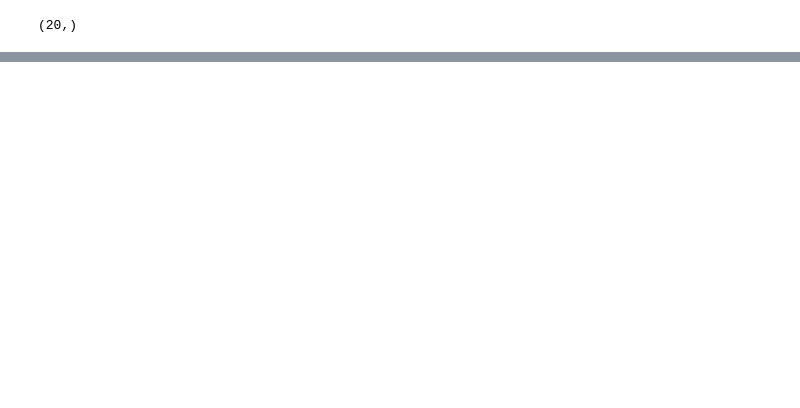
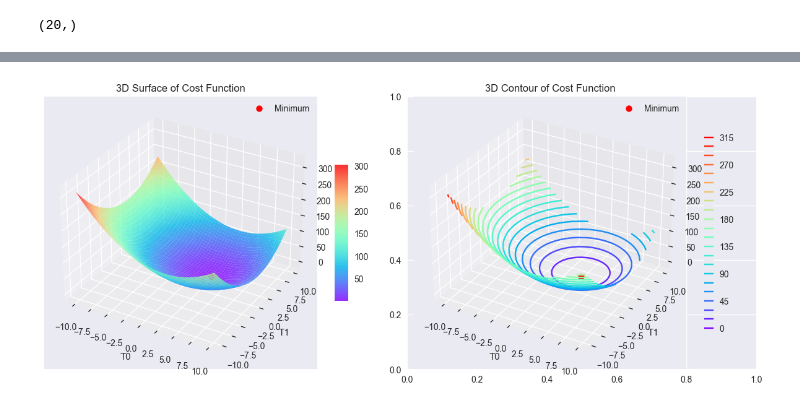
Before and after one commit to shravsravan/the_100_day, a Jupyter notebook: MLFundamentals.ipynb, the cells around one changed output, grey strips where cells are left out. Cells and saved outputs as stored; diff of their text form; code cells hidden in the pictures; blank space fills up the shorter version.

```diff
--- a/MLFundamentals.ipynb
+++ b/MLFundamentals.ipynb
@@ -234,0 +260,70 @@ R2 score: 0.9802170838445405
+# %%
+import numpy as np
+import matplotlib.pyplot as plt
+
+# --- Example setup ---
+# Let's say our cost function J = (T0 - 3)**2 + (T1 - 2)**2 (simple paraboloid)
+T0 = np.linspace(-10, 10, 100)
+T1 = np.linspace(-10, 10, 100)
+T0_mesh, T1_mesh = np.meshgrid(T0, T1)
+J = (T0_mesh - 3)**2 + (T1_mesh - 2)**2
+
+# --- 3D Surface Plot ---
+fig = plt.figure(figsize=(12, 5))
+ax1 = fig.add_subplot(1, 2, 1, projection='3d')
+surf = ax1.plot_surface(T0_mesh, T1_mesh, J, cmap='rainbow', alpha=0.8)
+ax1.set_title("3D Surface of Cost Function")
+ax1.set_xlabel('T0')
+ax1.set_ylabel('T1')
+ax1.set_zlabel('J')
+fig.colorbar(surf, ax=ax1, shrink=0.5, aspect=10)
+
+# --- 2D Contour Plot ---
+#ax2 = fig.add_subplot(1, 2, 2)
+#contour = ax2.contour(T0_mesh, T1_mesh, J, levels=20, cmap='rainbow')
+#ax2.set_title("2D Contour of Cost Function")
+#ax2.set_xlabel('T0')
+#ax2.set_ylabel('T1')
+#fig.colorbar(contour, ax=ax2, shrink=0.7)
+grad0, grad1 = gradient(X_train, y_train, [0, 0])
+print(grad0, grad1)
+
+def train(x, y, lr=0.01):
+    theta = np.zeros((2,))
+    max_iters = 100
+    error_list = []
+    theta_list = np.zeros((max_iters, 2))
+
+    for i in range(max_iters):
+        error_list.append(error(x, y, theta))
+        grad0, grad1 = gradient(x, y, theta)
+        theta[0] = theta[0] - lr * grad0
+        theta[1] = theta[1] - lr * grad1
+    plt.plot(error_list)
+    plt.show()
+    return theta, theta_list, error_list
+
+# Train the model and plot error inside the function
+theta = train(X_train, y_train)
+print("Learned parameters:", theta)
+#3d contour plot
+ax2 = fig.add_subplot(1, 2, 2, projection='3d')
+contour = ax2.contour3D(T0_mesh, T1_mesh, J, levels=20, cmap='rainbow')
+ax.scatter(theta_list[:, 0], theta_list[:, 1], error_list, color='black', s=10)
+ax2.set_title("3D Contour of Cost Function")
+ax2.set_xlabel('T0')
+ax2.set_ylabel('T1')
+ax2.set_zlabel('J')
+fig.colorbar(contour, ax=ax2, shrink=0.7)
+
+
+# Highlight the minimum point (T0=3, T1=2)
+ax1.scatter(3, 2, 0, color='red', s=50, label='Minimum')
+ax1.legend()
+ax2.scatter(3, 2, color='red', s=50, label='Minimum')
+ax2.legend()
+
+plt.tight_layout()
+plt.show()
+# %% [output]
+[figure, added]
```
Also changed, not shown: parts of 10 cells of this notebook, 1 other file.
